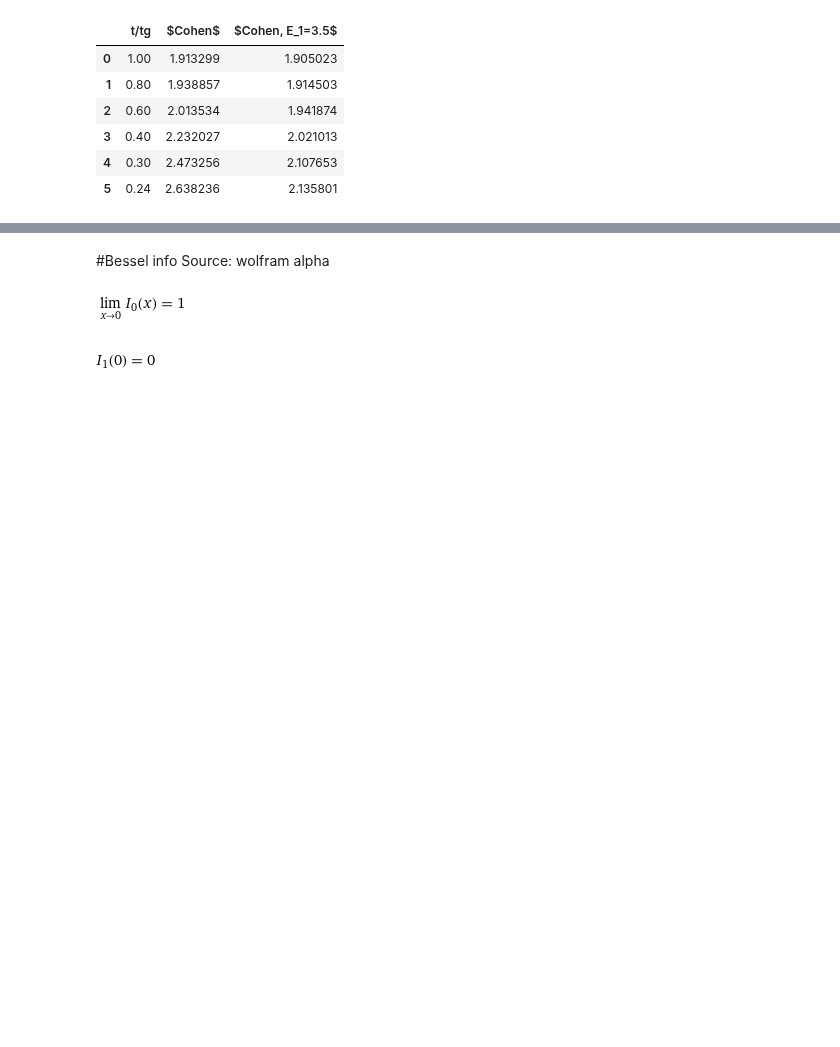
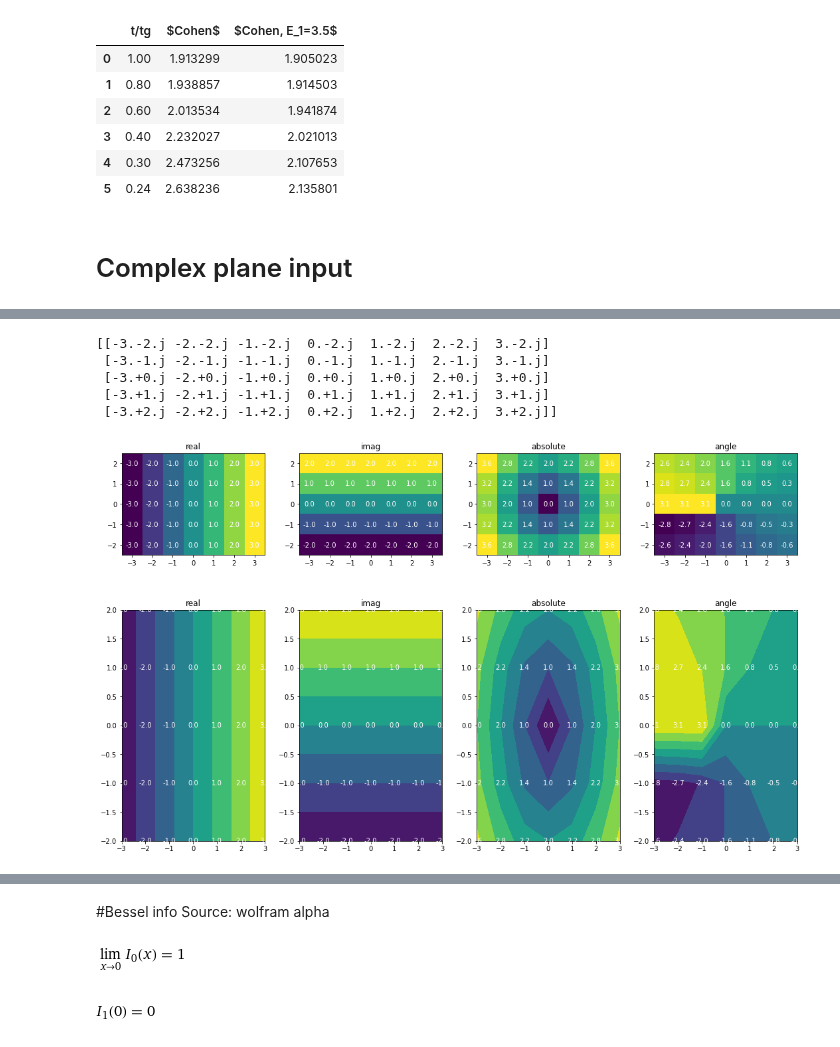
Before and after one commit to ryerrabelli/Yerrabelli-Spector-Poroelastic-Model-Code, a Jupyter notebook: src/TestBessel.ipynb, the cells around one changed output, grey strips where cells are left out. Drawn from its saved outputs; the diff is of its cells as text; code cells hidden in the pictures; blank space fills up the shorter version.

Commit message:
Trying to see how bessel functions look on complex plain

```diff
--- a/src/TestBessel.ipynb
+++ b/src/TestBessel.ipynb
@@ -310,3 +314,61 @@ display(df_eval)
 | 3 | 0.40 | 2.232027 | 2.021013 |
 | 4 | 0.30 | 2.473256 | 2.107653 |
 | 5 | 0.24 | 2.638236 | 2.135801 |
+# %% [markdown]
+# Complex plane input
+# %%
+from itertools import cycle
+
+methods = [ np.real, np.imag, np.abs, np.angle]  # convert complex to float
+
+re_parts = np.arange(-3,3+1)
+im_parts = np.arange(-2,2+1)
+re_min = np.min(re_parts)
+re_max = np.max(re_parts)
+im_min = np.min(im_parts)
+im_max = np.max(im_parts)
+
+re_grid, im_grid = np.meshgrid(re_parts, im_parts, sparse=False, indexing='xy')
+input_grid = re_grid + im_grid*1j
+
+func = lambda x: x
+#func = I0
+
+print(input_grid)
+fig, axs = plt.subplots(nrows=2, ncols=len(methods), figsize=(15, 10),
+                        subplot_kw={
+                            #'xticks': np.arange(len(re_parts)),
+                            #'xticklabels': ["{:6.1f}".format(i) for i in re_parts ]
+                            #'yticks': im_parts,
+                            }
+                        )
+
+for ind, (ax, method) in enumerate(zip(axs.flat, cycle(methods) )):
+    row_num, col_num = divmod(ind, len(methods))
+    output = method( func(input_grid) )
+    if row_num==0: #ind < len(methods):
+
+        ax.imshow( output, cmap='viridis',origin='lower',
+                  extent=np.array([re_min-0.5,re_max+0.5,im_min-0.5,im_max+0.5]))  #[-3.5,3.5,-2.5,2.5]
+        #ax.set_xticks(np.arange(len(re_parts)),labels=["{:6.2f}".format(i) for i in re_parts ] )
+        #ax.set_xlim([-3,3])
+
+        # Loop over data dimensions and create text annotations.
+        for ind1, re_part in enumerate(re_parts):
+            for ind2, im_part in enumerate(im_parts):
+                text = ax.text(re_part, im_part, "{:.1f}".format(output[ind2][ind1]),
+                            ha="center", va="center", color="w")
+
+    else:
+        #ax.pcolormesh( re_grid, im_grid, output )
+        ax.contourf( re_grid, im_grid, output )
+        for ind1, re_part in enumerate(re_parts):
+            for ind2, im_part in enumerate(im_parts):
+                text = ax.text(re_part, im_part, "{:.1f}".format(output[ind2][ind1]) ,ha="center", va="center", color="w")
+    ax.set_title(method.__name__)
+
+
+
+plt.tight_layout()
+plt.show()
+# %% [output]
@@ -313,3 +376,9 @@ display(df_eval)
+[[-3.-2.j -2.-2.j -1.-2.j  0.-2.j  1.-2.j  2.-2.j  3.-2.j]
+ [-3.-1.j -2.-1.j -1.-1.j  0.-1.j  1.-1.j  2.-1.j  3.-1.j]
+ [-3.+0.j -2.+0.j -1.+0.j  0.+0.j  1.+0.j  2.+0.j  3.+0.j]
+ [-3.+1.j -2.+1.j -1.+1.j  0.+1.j  1.+1.j  2.+1.j  3.+1.j]
+ [-3.+2.j -2.+2.j -1.+2.j  0.+2.j  1.+2.j  2.+2.j  3.+2.j]]
+[figure, added]
 # %% [markdown]
 # Laplace function relevant properties - for diagnosing errors
 ## Sources:
```
Also changed, not shown: parts of 4 cells of this notebook.
